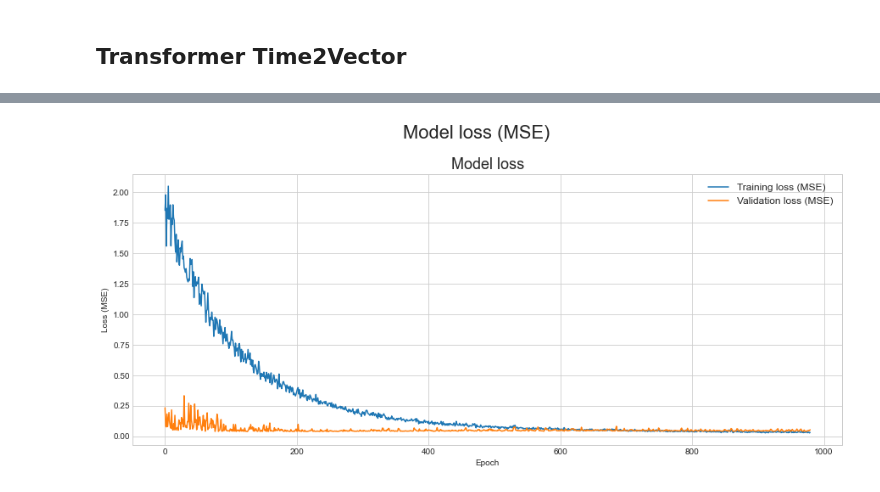
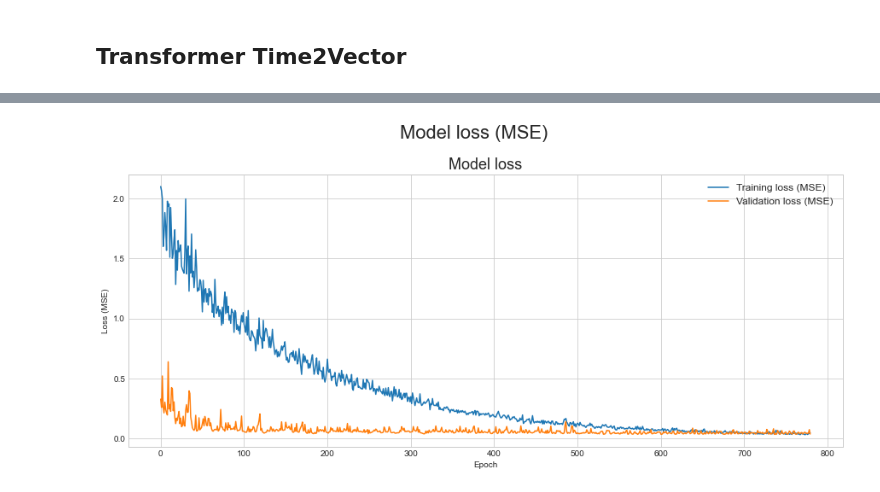
Before and after one commit to nick0lay/nd189-ml-capstone-project, a Jupyter notebook: solution-transformer-encoder-only.ipynb, the cells around one changed output, grey strips where cells are left out. Saved outputs shown, nothing was run; the diff lists cells and outputs as text; code cells hidden in the pictures.

```diff
--- a/solution-transformer-encoder-only.ipynb
+++ b/solution-transformer-encoder-only.ipynb
@@ -692,7 +764,7 @@ from model import TransformerTime2Vec
 # lr=0.0000001 - best
 # lr=0.000001 - 0.000005 - best for generated data
 # On small data has poor performance
-epochs=1000
+epochs=800
 lr=0.00001
 
 # TODO synchronize positional and time2vec encodding between samples.
@@ -722,2 +794,2 @@ Test loss: 0.053172
-[figure, old version]
+[figure, new version]
 # %%
```
Also changed, not shown: parts of 27 cells of this notebook, 10 other files.
